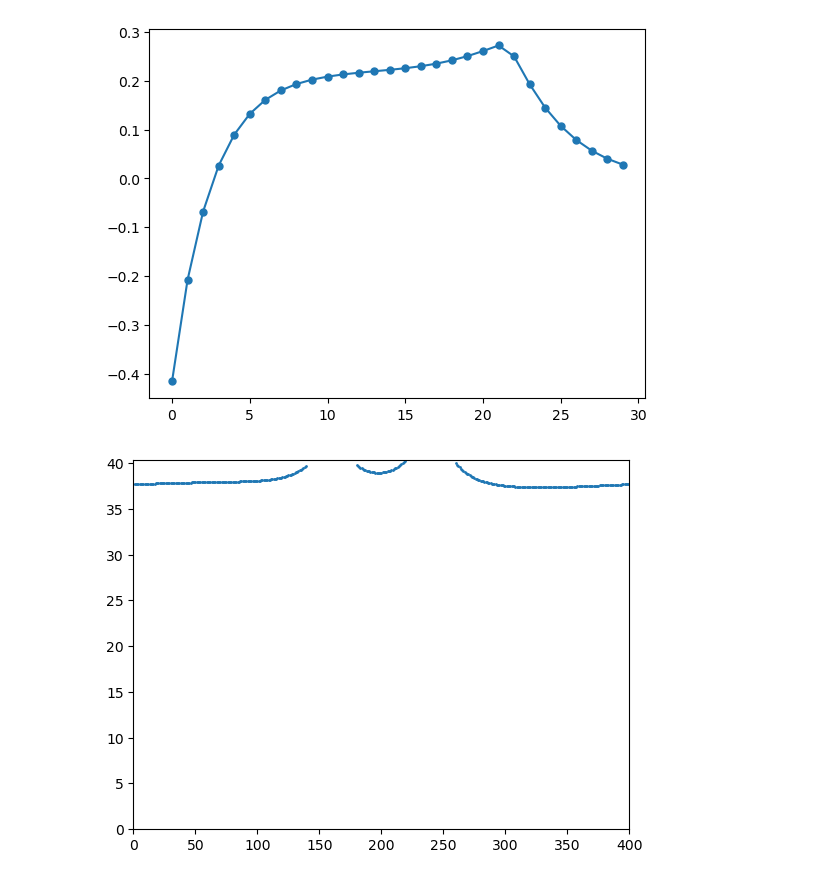
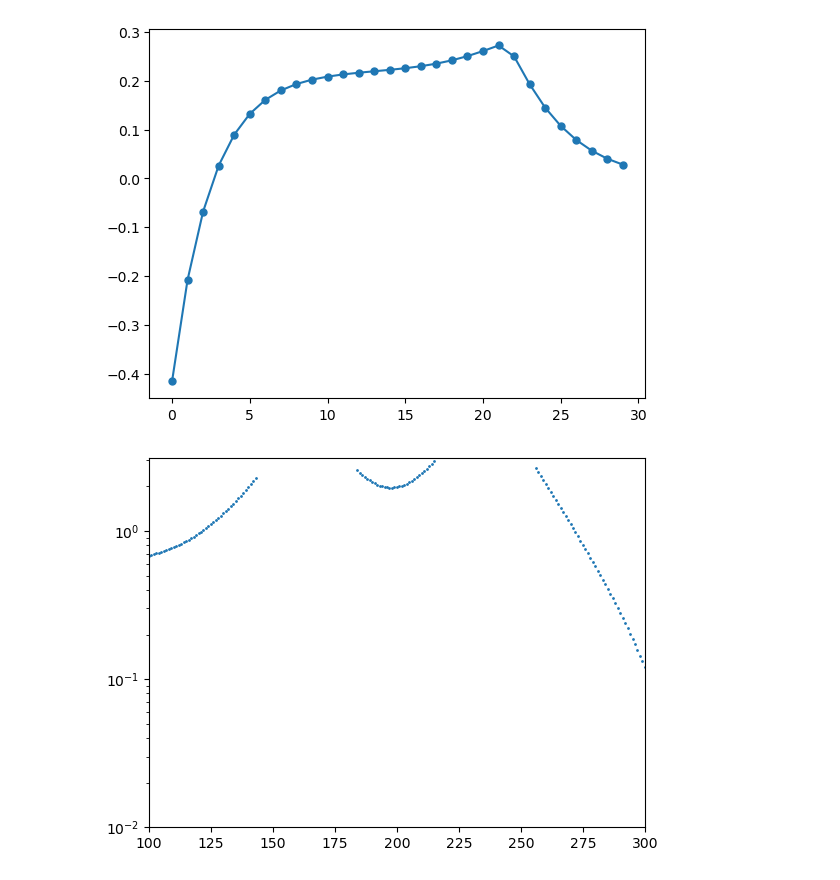
Before and after one commit to yuchenyan0107/LBM_Diffusion, a Jupyter notebook: cupy_compatible/demo_triple_species.ipynb, the cells around one changed output. Cells and saved outputs as stored; diff of their text form; code cells hidden in the pictures.

Commit message:
Concentration profile matching, yet finished

```diff
--- a/cupy_compatible/demo_triple_species.ipynb
+++ b/cupy_compatible/demo_triple_species.ipynb
@@ -74,10 +74,10 @@ def main(absorption_coefficient, non_absorb_mask):
 absorption_coefficient = 100
 
 non_absorb_mask = xp.zeros(Config.nx, dtype=bool)
-gap = 20
+gap = 32
 width = 40
-non_absorb_mask[Config.nx//2 - gap - width: Config.nx//2- gap] = True
-non_absorb_mask[Config.nx//2 + gap : Config.nx//2 + gap + width] = True
+non_absorb_mask[Config.nx//2 - gap//2 - width: Config.nx//2- gap//2] = True
+non_absorb_mask[Config.nx//2 + gap//2 : Config.nx//2 + gap//2 + width] = True
 
 plt.plot(to_numpy(non_absorb_mask))
 # %% [output]
@@ -162,17 +162,29 @@ plt.plot(absorption_measured/absorption_rates, marker="o", markersize=5)
 # %%
 def plot_boundary_concentration():
 
     phi = 1.0 / xp.array(Config.molecular_weights, dtype=xp.float64)
     rho_s, ux_s, uy_s, rho_mix, p_mix = calculate_moment(f, phi)
 
+    concentration_profile = to_numpy(rho_s[0, :, 0])
+    base_concentration = np.min(concentration_profile)
+    extra_thickness = concentration_profile - base_concentration
+
+    plt.scatter(np.arange(f.shape[2])[to_numpy(non_absorb_mask) == 0], extra_thickness[to_numpy(non_absorb_mask) == 0], s = 1)
+    plt.xlim(0, f.shape[2])
+    plt.xlim(100, 300)
+    plt.ylim(bottom = 1e-2)
+    plt.yscale('log')
+
+    '''
     plt.scatter(np.arange(f.shape[2])[to_numpy(non_absorb_mask) == 0], to_numpy(rho_s[0, :, 0])[to_numpy(non_absorb_mask) == 0], s = 1)
-
     plt.xlim(0, f.shape[2])
     #plt.xlim(100, 300)
     plt.ylim(bottom = 0)
+    '''
+
 
     return
 
 plot_boundary_concentration()
 # %% [output]
-[figure, old version]
+[figure, new version]
```
Also changed, not shown: parts of 1 cell of this notebook, 4 other files.
